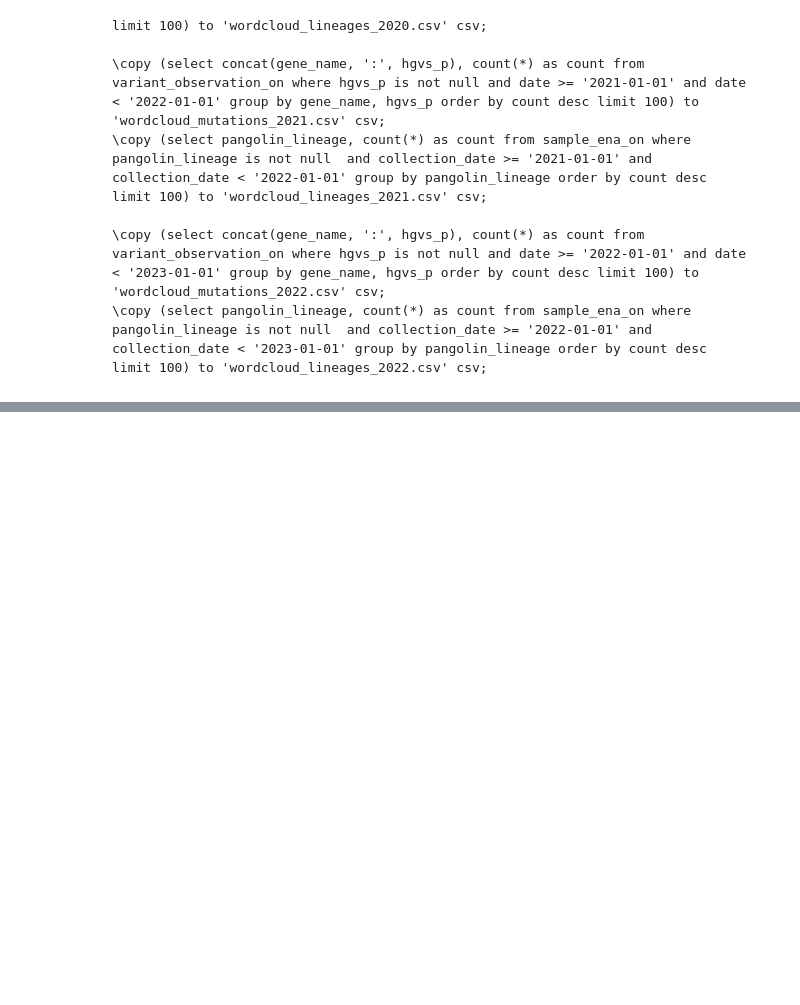
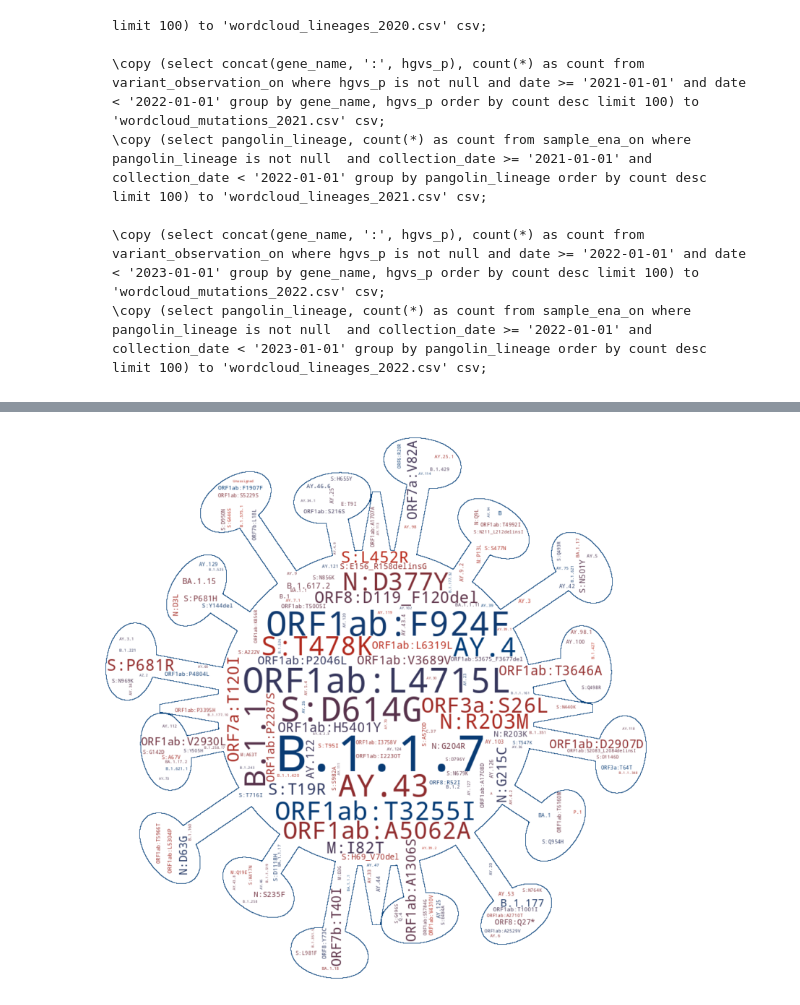
Before and after one commit to TRON-Bioinformatics/covigator-analysis, a Jupyter notebook: jupyter/00_word_cloud/wordcloud.ipynb, the cells around one changed output, grey strips where cells are left out. Cells and saved outputs as stored; diff of their text form; code cells hidden in the pictures; blank space fills up the shorter version.

```diff
--- a/jupyter/00_word_cloud/wordcloud.ipynb
+++ b/jupyter/00_word_cloud/wordcloud.ipynb
@@ -69,0 +93,6 @@ Fetch the data for 2020, 2021 and 2022 separately.
+# %%
+data_2021 = load_data('wordcloud_2021.csv')
+fig_2021 = plot_word_cloud(data_2021)
+fig_2021.savefig('wordcloud_2021.png', dpi=100)
+# %% [output]
+[figure, added]
```
Also changed, not shown: parts of 6 cells of this notebook, 3 other files.
